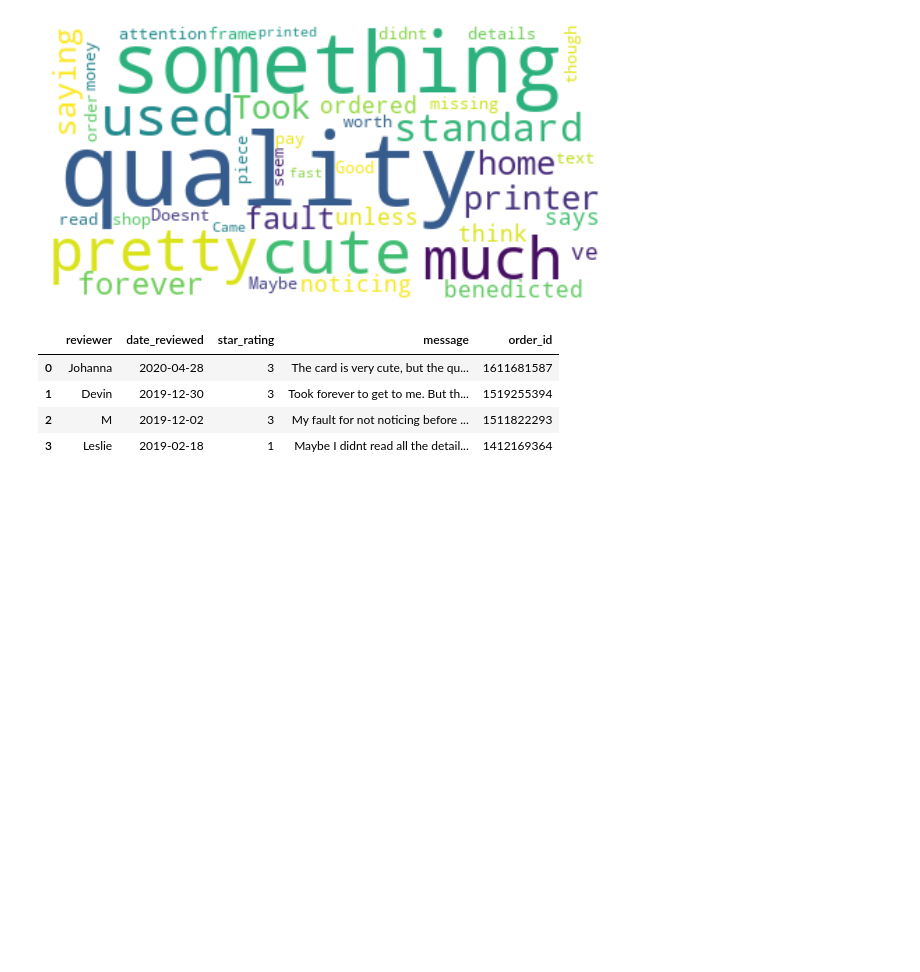
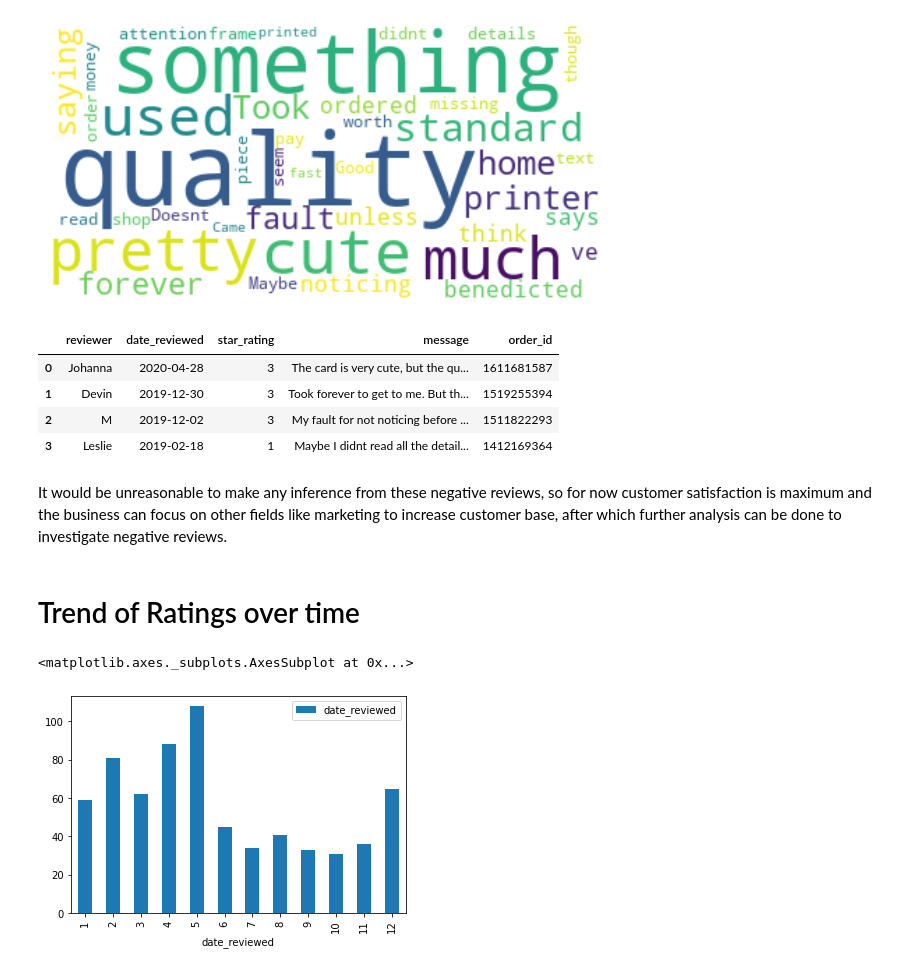
Before and after one commit to AbdulmalikGiwa/CustomerSentiment, a Jupyter notebook: Customer_Sentiment.ipynb, the cells around one changed output. Drawn from its saved outputs; the diff is of its cells as text; code cells hidden in the pictures; blank space fills up the shorter version.

```diff
--- a/Customer_Sentiment.ipynb
+++ b/Customer_Sentiment.ipynb
@@ -211,3 +235,13 @@ neg_rating
 | 1 | Devin | 2019-12-30 | 3 | Took forever to get to me. But th... | 1519255394 |
 | 2 | M | 2019-12-02 | 3 | My fault for not noticing before ... | 1511822293 |
 | 3 | Leslie | 2019-02-18 | 1 | Maybe I didnt read all the detail... | 1412169364 |
+# %% [markdown]
+It would be unreasonable to make any inference from these negative reviews, so for now customer satisfaction is maximum and the business can focus on other fields like marketing to increase customer base, after which further analysis can be done to investigate negative reviews.
+# %% [markdown]
+# Trend of Ratings over time
+# %%
+
+df2.groupby(df2['date_reviewed'].dt.month).count().plot(kind="bar")
+# %% [output]
+<matplotlib.axes._subplots.AxesSubplot at 0x...>
+[figure, added]
```
Also changed, not shown: parts of 13 cells of this notebook.
